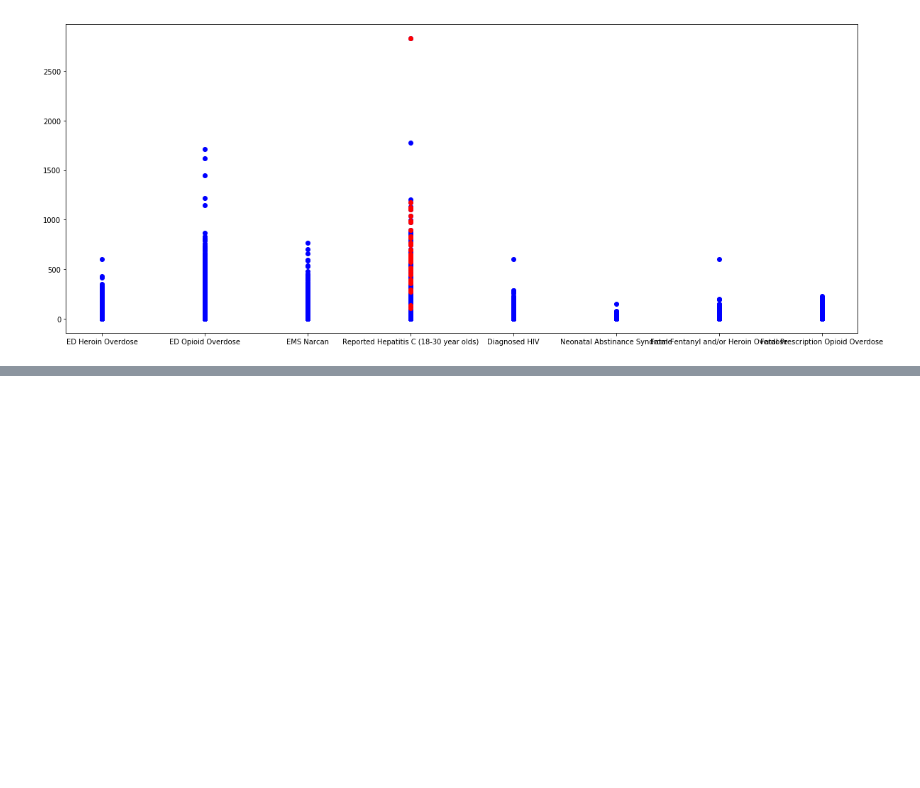
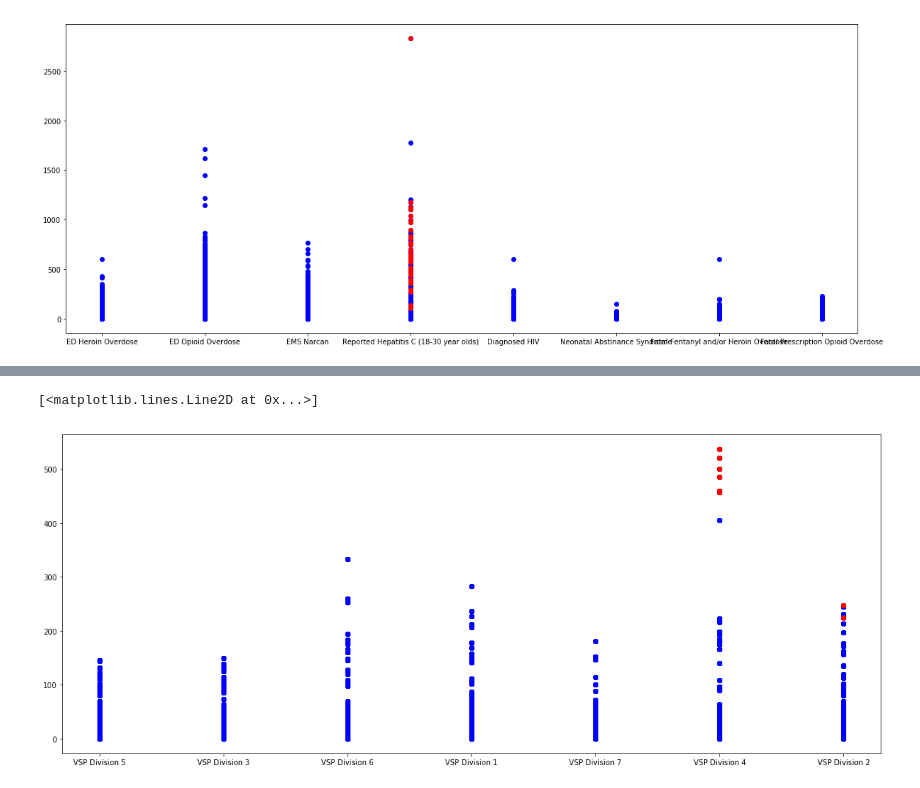
Before and after one commit to quq99/Opioid_Addiction_Crisis_in_Virginia, a Jupyter notebook: isolation_forest.ipynb, the cells around one changed output, grey strips where cells are left out. Drawn from its saved outputs; the diff is of its cells as text; code cells hidden in the pictures; blank space fills up the shorter version.

```diff
--- a/isolation_forest.ipynb
+++ b/isolation_forest.ipynb
@@ -591,0 +599,11 @@ plt.plot(x_pre, y_pre, 'ro')
+# %%
+plt.figure(figsize=(20,8))
+x = df_ag['Virginia State Police Division']
+y = df_ag['Virginia State Police Division Case Rate']
+plt.plot(x,y,'bo')
+x_pre = df_ag.iloc[y_index]['Virginia State Police Division']
+y_pre = df_ag.iloc[y_index]['Virginia State Police Division Case Rate']
+plt.plot(x_pre, y_pre, 'ro')
+# %% [output]
+[<matplotlib.lines.Line2D at 0x...>]
+[figure, added]
```
Also changed, not shown: parts of 2 cells of this notebook.
